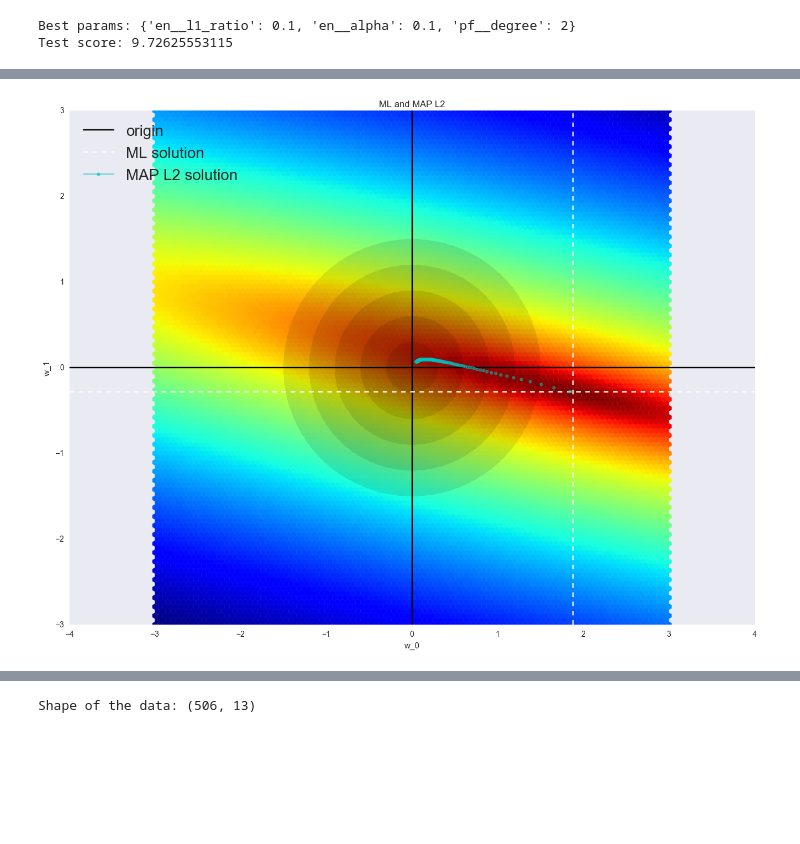
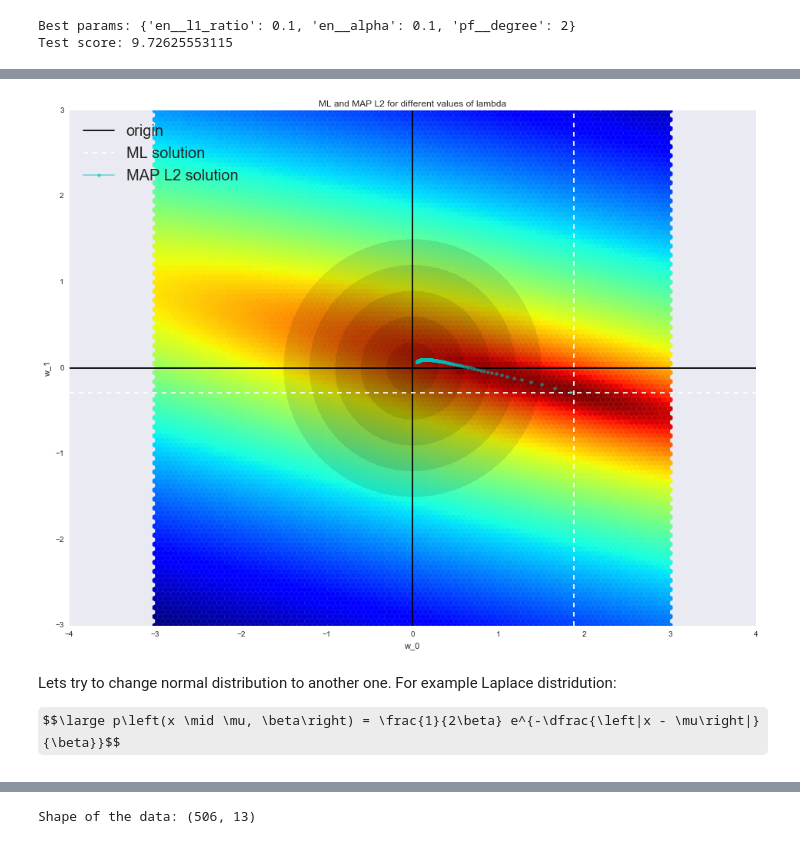
Before and after one commit to mephistopheies/dds, a Jupyter notebook: lr_040117/ipy/lecture.ipynb, the cells around one changed output, grey strips where cells are left out. Drawn from its saved outputs; the diff is of its cells as text; code cells hidden in the pictures; some formulas as TeX source; blank space fills up the shorter version.

```diff
--- a/lr_040117/ipy/lecture.ipynb
+++ b/lr_040117/ipy/lecture.ipynb
@@ -895,2 +942,4 @@ data = generate_wave_set(1000, 100)
 # %%
-X = np.vstack(([1]*data['x_train'].shape[0], data['x_train'])).T
+# prepare data
+data = generate_wave_set(1000, 100)
+X = np.vstack((np.ones(data['x_train'].shape[0]), data['x_train'])).T
@@ -910,26 +981,42 @@ y = ((data['y_train'][:, np.newaxis] - np.dot(X, np.array(wx_space).T))**2).mean
 # %%
+w = np.dot(np.dot(np.linalg.inv(np.dot(X.T, X)), X.T), data['y_train'])
+
+# solve L2 problems for different values of
+w_l2 = {}
+lmbd_space = np.linspace(0.5, 1500, 500)
+for lmbd in lmbd_space:
+    w_l2[lmbd] = np.dot(np.dot(np.linalg.inv(np.dot(X.T, X) + lmbd*np.eye(X.shape[1])), X.T), data['y_train'])
+
+w0_support = np.linspace(-3, 3, 1000)
+w1_support = np.linspace(-3, 3, 1000)
+wx_space = list(it.product(w0_support, w1_support))
+w0, w1 = zip(*wx_space)
+y = ((data['y_train'][:, np.newaxis] - np.dot(X, np.array(wx_space).T))**2).mean(axis=0)
+
+
 plt.hexbin(w0, w1, C=y**(0.2), cmap=cm.jet_r, bins=None)
-
 plt.axvline(0, color='black', linestyle='-', label='origin')
 plt.axhline(0, color='black', linestyle='-')
-
+# plot prior distribution of parameters
 for i in range(1, 6):
     plt.gcf().gca().add_artist(plt.Circle((0, 0), i*0.3, color='black', linestyle='--', alpha=0.1))
-
 plt.axvline(w[0], color='w', linestyle='--', label='ML solution')
 plt.axhline(w[1], color='w', linestyle='--')
-
+# plot MAP solutions
 flag = True
 for _, w_l2_solution in w_l2.items():
     plt.plot(w_l2_solution[0], w_l2_solution[1], color='c', marker='.', mew=1, alpha=0.5,
              label='MAP L2 solution' if flag else None)
     flag = False
-
 plt.axes().set_aspect('equal', 'datalim')
-plt.title('ML and MAP L2')
+plt.title('ML and MAP L2 for different values of lambda')
 plt.xlabel('w_0')
 plt.ylabel('w_1')
 plt.legend(loc='upper left', prop={'size': 20})
 plt.show()
 # %% [output]
-[figure, old version]
+[figure, new version]
+# %% [markdown]
+Lets try to change normal distribution to another one. For example Laplace distridution:
+
+$$\large p\left(x \mid \mu, \beta\right) = \frac{1}{2\beta} e^{-\dfrac{\left|x - \mu\right|}{\beta}}$$
```
Also changed, not shown: parts of 40 cells of this notebook.
